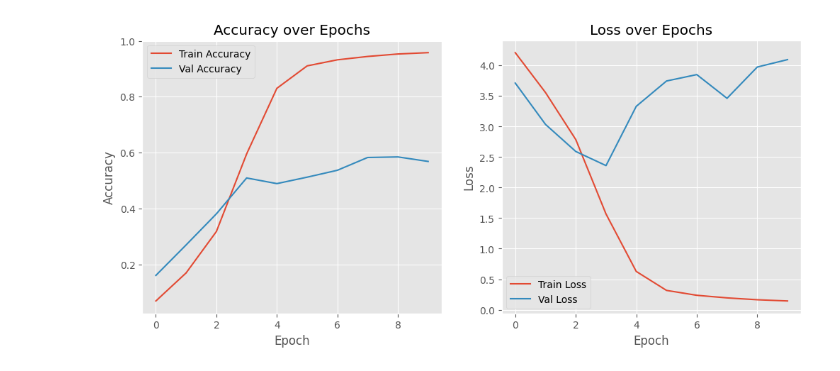
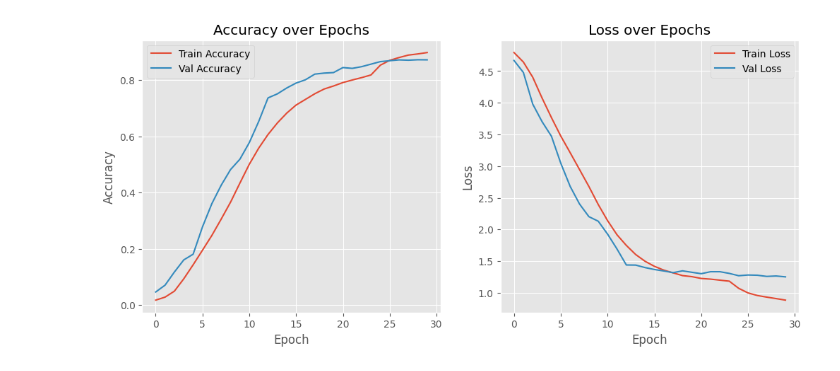
Before and after one commit to failedfailure/b2_cv_lab, a Jupyter notebook: allergen_identification.ipynb, the cells around one changed output. Cells and saved outputs as stored; diff of their text form; code cells hidden in the pictures.

```diff
--- a/allergen_identification.ipynb
+++ b/allergen_identification.ipynb
@@ -25,66 +139,24 @@ AUTOTUNE = tf.data.experimental.AUTOTUNE
 # %%
-# 1. Load local food-101 dataset
-train_dataset = tf.keras.preprocessing.image_dataset_from_directory(
-    r'/home/jdh/UOsaka/b2_cv_lab/food-101/images',
-    image_size=(224, 224),
-    batch_size=64,
-    shuffle=True,
-    label_mode="categorical",
-    seed=123,
-    validation_split=0.2,
-    subset="training"
-)
+# Train the model
+callbacks = [
+    EarlyStopping(patience=5, restore_best_weights=True),
+    ReduceLROnPlateau(factor=0.5, patience=3)
+]
 
-class_names = train_dataset.class_names
-num_classes = len(class_names)
-
-val_dataset = tf.keras.preprocessing.image_dataset_from_directory(
-    r'/home/jdh/UOsaka/b2_cv_lab/food-101/images',
-    image_size=(224, 224),
-    batch_size=64,
-    shuffle=False,
-    label_mode="categorical",
-    seed=123,
-    validation_split=0.2,
-    subset="validation"
-)
-
-# 2. Build a simple CNN model
-model = tf.keras.Sequential([
-    layers.Rescaling(1./255, input_shape=(224, 224, 3)),
-    layers.Conv2D(32, (3, 3), activation='relu'),
-    layers.MaxPooling2D(),
-    layers.Conv2D(64, (3, 3), activation='relu'),
-    layers.MaxPooling2D(),
-    layers.Conv2D(128, (3, 3), activation='relu'),
-    layers.MaxPooling2D(),
-    layers.Flatten(),
-    layers.Dense(256, activation='relu'),
-    layers.Dense(num_classes, activation='softmax')  # Use num_classes here
-])
-
-# 3. Compile the model
-model.compile(
-    optimizer='adam',
-    loss='categorical_crossentropy',
-    metrics=['accuracy']
-)
-
-# 4. Train the model
 history = model.fit(
     train_dataset,
     validation_data=val_dataset,
-    epochs=10
+    epochs=30,
+    callbacks=callbacks
 )
 
-# 5. Save the model
+# Save the model
 model.save('food-101_model.keras')
 print("✅ Training complete, model saved as 'food-101_model.keras'!")
 
-# 6. Plot training & validation accuracy and loss
+# Plot training & validation accuracy and loss
 plt.figure(figsize=(12, 5))
 
-# Plot accuracy
 plt.subplot(1, 2, 1)
 plt.plot(history.history['accuracy'], label='Train Accuracy')
 plt.plot(history.history['val_accuracy'], label='Val Accuracy')
@@ -93,7 +165,6 @@ plt.xlabel('Epoch')
 plt.ylabel('Accuracy')
 plt.legend()
 
-# Plot loss
 plt.subplot(1, 2, 2)
 plt.plot(history.history['loss'], label='Train Loss')
 plt.plot(history.history['val_loss'], label='Val Loss')
@@ -103,22 +174,4 @@ plt.ylabel('Loss')
 plt.legend()
 
 plt.show()
-
-# 7. Predict a single image
-def predict_single_image(model, img_path, class_names):
-    img = tf.keras.preprocessing.image.load_img(img_path, target_size=(224, 224))
-    img_array = tf.keras.preprocessing.image.img_to_array(img)
-    img_array = tf.expand_dims(img_array, 0)  # Create a batch dimension
-
-    predictions = model.predict(img_array)
-    predicted_class = class_names[np.argmax(predictions[0])]
-    confidence = np.max(predictions[0])
-
-    print(f'Predicted class: {predicted_class} (confidence: {confidence:.2f})')
-
-# Load class names from dataset
-class_names = train_dataset.class_names
-
-# Example usage
-# predict_single_image(model, 'path/to/your/test_image.jpg', class_names)
 # %% [output]
@@ -150 +200 @@ Epoch 10/10
-[figure, old version]
+[figure, new version]
```
Also changed, not shown: parts of 11 cells of this notebook.
